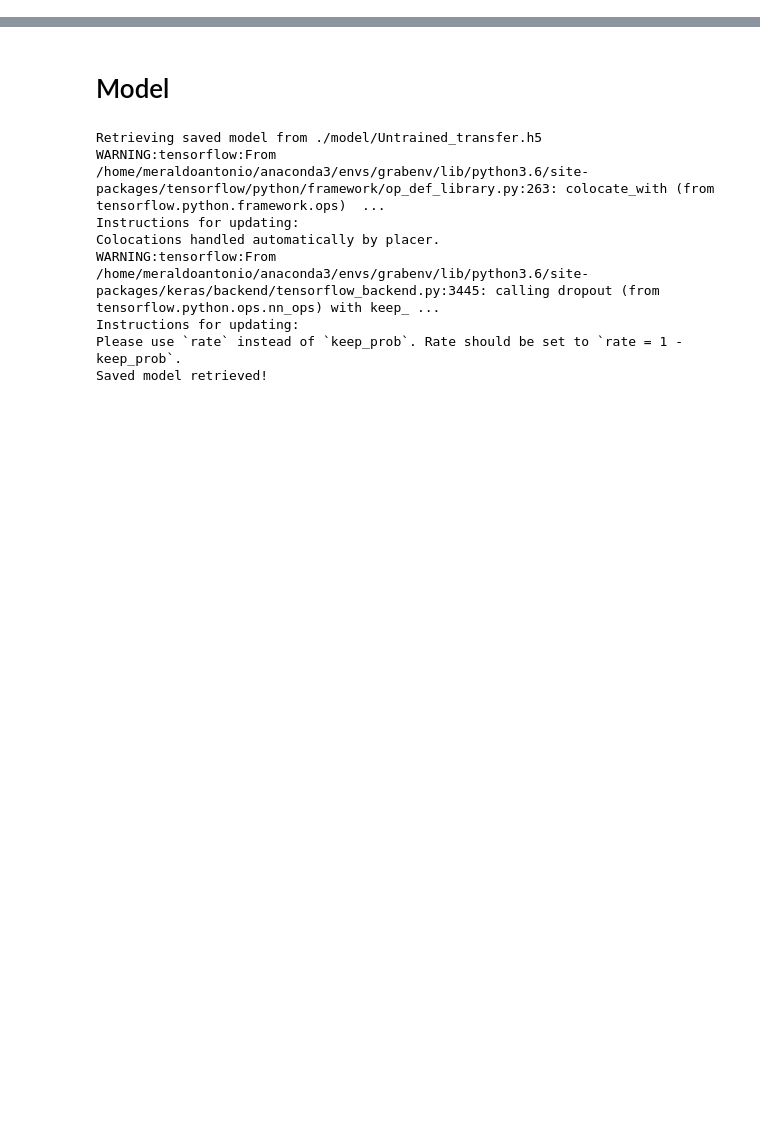
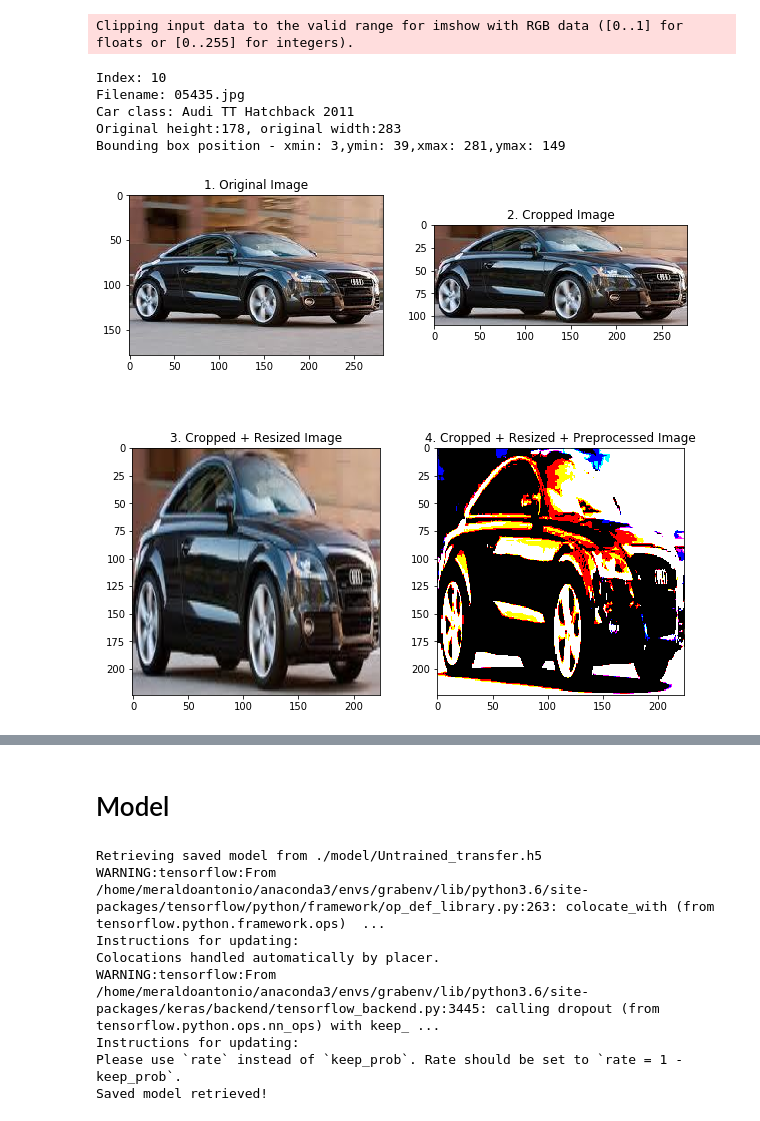
Before and after one commit to meraldoantonio/Car-classifier, a Jupyter notebook: Using Data Generator.ipynb, the cells around one changed output, grey strips where cells are left out. Saved outputs shown, nothing was run; the diff lists cells and outputs as text; code cells hidden in the pictures; blank space fills up the shorter version.

Commit message:
Done preprocessing steps

```diff
--- a/Using Data Generator.ipynb
+++ b/Using Data Generator.ipynb
@@ -99,2 +136,0 @@ from sklearn.model_selection import train_test_split
-# %%
-df = pd.DataFrame.from_dict(data = master_dict_traindata, orient = "index")
@@ -131,0 +195,44 @@ def sort_images_to_subfolders():
+# %%
+
+def show_image_from_folder(images_source_path = "./data/cars_train", index = 0):
+
+    image_list = os.listdir(images_source_path)
+    filename = image_list[index]
+    print(f"Index: {index}")
+    print(f"Filename: {filename}")
+    classname = df.loc[filename,["classname"]].values[0]
+    print(f"Car class: {classname}")
+
+    img = cv.imread(os.path.join(images_source_path,filename)) # do this for others too
+    bgr_img = np.array(img)
+    print(f"Original height:{bgr_img.shape[0]}, original width:{bgr_img.shape[1]}")
+    xmin,ymin,xmax,ymax = df.loc[filename,["bbox_xmin","bbox_ymin","bbox_xmax","bbox_ymax"]].values
+    print(f"Bounding box position - xmin: {xmin},ymin: {ymin},xmax: {xmax},ymax: {ymax}")
+
+    # The preprocessing steps
+    rgb_img = cv.cvtColor(bgr_img, cv.COLOR_BGR2RGB) # Change BGR to RGB
+    cropped_img = rgb_img[ymin:ymax, xmin:xmax] # Cropping
+    resized_img = cv.resize(cropped_img, (224, 224)) # Resizing
+    preprocessed_img = preprocess_input(resized_img) # Resnet preprocessing
+
+    # Visualize the original image as well as the three preprocessed images
+    fig, [[ax1, ax2,], [ax3, ax4]] = plt.subplots(nrows=2, ncols=2, figsize=(10,10))
+    ax1.imshow(rgb_img, interpolation='nearest')
+    ax1.set_title("1. Original Image")
+    ax2.imshow(cropped_img, interpolation='nearest')
+    ax2.set_title("2. Cropped Image")
+    ax3.imshow(resized_img, interpolation='nearest')
+    ax3.set_title("3. Cropped + Resized Image")
+    ax4.imshow(preprocessed_img, interpolation='nearest')
+    ax4.set_title("4. Cropped + Resized + Preprocessed Image")
+    plt.show()
+# %%
+show_image_from_folder(index = 10)
+# %% [output]
+Clipping input data to the valid range for imshow with RGB data ([0..1] for floats or [0..255] for integers).
+Index: 10
+Filename: 05435.jpg
+Car class: Audi TT Hatchback 2011
+Original height:178, original width:283
+Bounding box position - xmin: 3,ymin: 39,xmax: 281,ymax: 149
+[figure, added]
```
Also changed, not shown: parts of 36 cells of this notebook, 8 other files.
